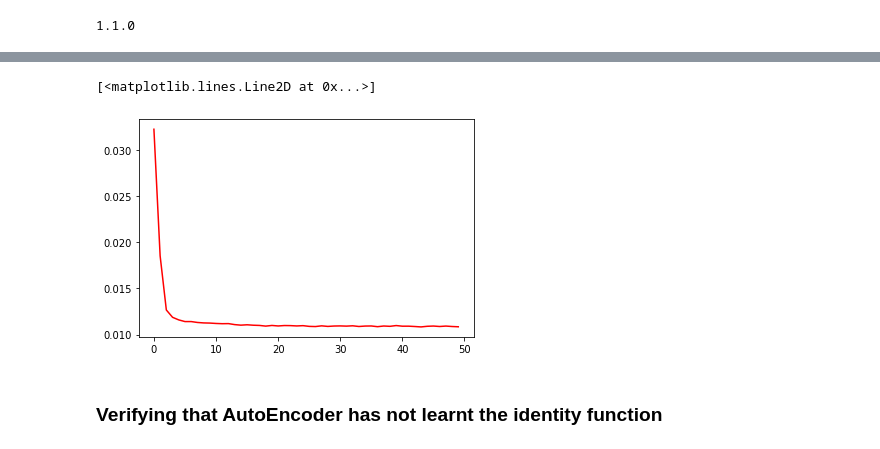
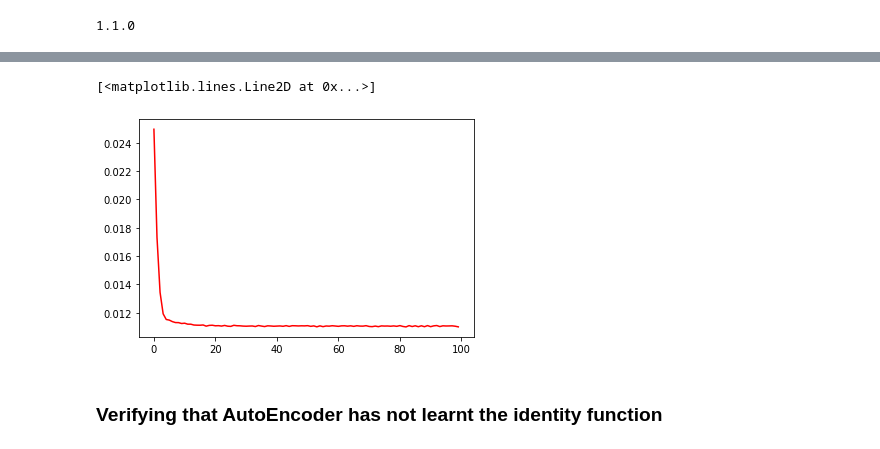
Before and after one commit to akshaykulkarni07/acc_expts, a Jupyter notebook: notebooks/archive/conv_autoencoder.ipynb, the cells around one changed output, grey strips where cells are left out. Cells and saved outputs as stored; diff of their text form; code cells hidden in the pictures.

```diff
--- a/notebooks/archive/conv_autoencoder.ipynb
+++ b/notebooks/archive/conv_autoencoder.ipynb
@@ -40,9 +45,11 @@ dataset = IMUDataset()
 # %%
 batch_size = 8
-train_indices = [(i * reqd_len) for i in range(len(dataset) // reqd_len)]
+train_indices = [(i * reqd_len) for i in range(len(train_dataset) // reqd_len)]
+test_indices = [(i * reqd_len) for i in range(len(test_dataset) // reqd_len)]
 
-trainloader = DataLoader(dataset, batch_size = batch_size, sampler = SubsetRandomSampler(train_indices), drop_last = True)
-trainloader2 = DataLoader(dataset, batch_size = 1, sampler = SubsetRandomSampler(train_indices), drop_last = True)
+trainloader = DataLoader(train_dataset, batch_size = batch_size, sampler = SubsetRandomSampler(train_indices), drop_last = True)
+trainloader2 = DataLoader(train_dataset, batch_size = 1, sampler = SubsetRandomSampler(train_indices), drop_last = True)
+testloader2 = DataLoader(test_dataset, batch_size = 1, sampler = SubsetRandomSampler(test_indices), drop_last = True)
 # %%
 signal = next(iter(trainloader2))
 print(signal.shape)
@@ -66,19 +73,18 @@ class AutoEncoder(nn.Module) :
         super(AutoEncoder, self).__init__()
         # defining layers
         self.encoder = nn.Sequential(
-            nn.Conv1d(in_channels = 3, out_channels = 2, kernel_size = 3),
+            nn.Conv1d(in_channels = 3, out_channels = 2, kernel_size = 5),
             nn.Tanh(),
-            nn.Conv1d(in_channels = 2, out_channels = 1, kernel_size = 3),
+            nn.Conv1d(in_channels = 2, out_channels = 1, kernel_size = 5),
             nn.Tanh()
         )
         self.decoder = nn.Sequential(
-            nn.ConvTranspose1d(in_channels = 1, out_channels = 2, kernel_size = 3),
+            nn.ConvTranspose1d(in_channels = 1, out_channels = 2, kernel_size = 5),
             nn.Tanh(),
-            nn.ConvTranspose1d(in_channels = 2, out_channels = 3, kernel_size = 3),
-            nn.Tanh()
+            nn.ConvTranspose1d(in_channels = 2, out_channels = 3, kernel_size = 5)
         )
         self.classifier = nn.Sequential(
-            nn.Linear(146, 128),
+            nn.Linear(142, 128),
             nn.ReLU(),
             nn.Linear(128, 64),
             nn.ReLU(),
@@ -93,7 +99,7 @@ class AutoEncoder(nn.Module) :
         if encode and not classify:
             return features
         elif not encode and classify :
-            features = features.view(-1, 146)
+            features = features.view(-1, 142)
             return self.classifier(features)
         else :
             return self.decoder(features)
@@ -107,8 +113,9 @@ if torch.cuda.is_available() :
 import torch.optim as optim
 criterion = nn.MSELoss()
 optimizer = optim.Adam(Net.parameters(), lr = 1e-3)
+scheduler = torch.optim.lr_scheduler.StepLR(optimizer, step_size = 20, gamma = 0.1)
 # %%
-num_epochs = 50
+num_epochs = 100
 total_step = len(dataset) // (batch_size * 150)
 train_loss_list = list()
 min_loss = 100
@@ -139,6 +146,8 @@ for epoch in range(num_epochs):
 
     if train_loss < min_loss :
         min_loss = train_loss
-        torch.save(Net.state_dict() , '../../saved_models/autoencoder4.pt')
+        torch.save(Net.state_dict() , '../../saved_models/autoencoder6.pt')
         print('Saving model', min_loss)
+
+    scheduler.step()
 # %% [output]
@@ -162,9 +171,9 @@ epoch =  49  step =  100  of total steps  106  loss =  0.010370530188083649
 # %%
-j = range(50)
+j = range(100)
 plt.plot(j, train_loss_list, 'r')
 # %% [output]
 [<matplotlib.lines.Line2D at 0x...>]
-[figure, old version]
+[figure, new version]
 # %% [markdown]
 ### Verifying that AutoEncoder has not learnt the identity function
 # %%
```
Also changed, not shown: parts of 6 cells of this notebook, 2 other files.
